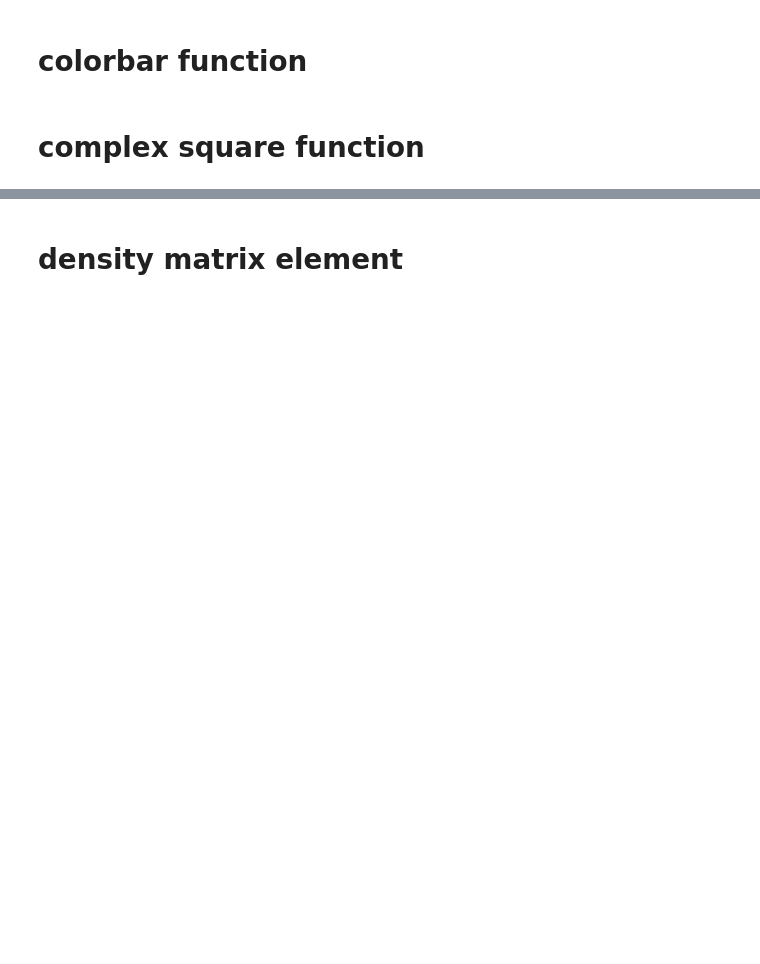
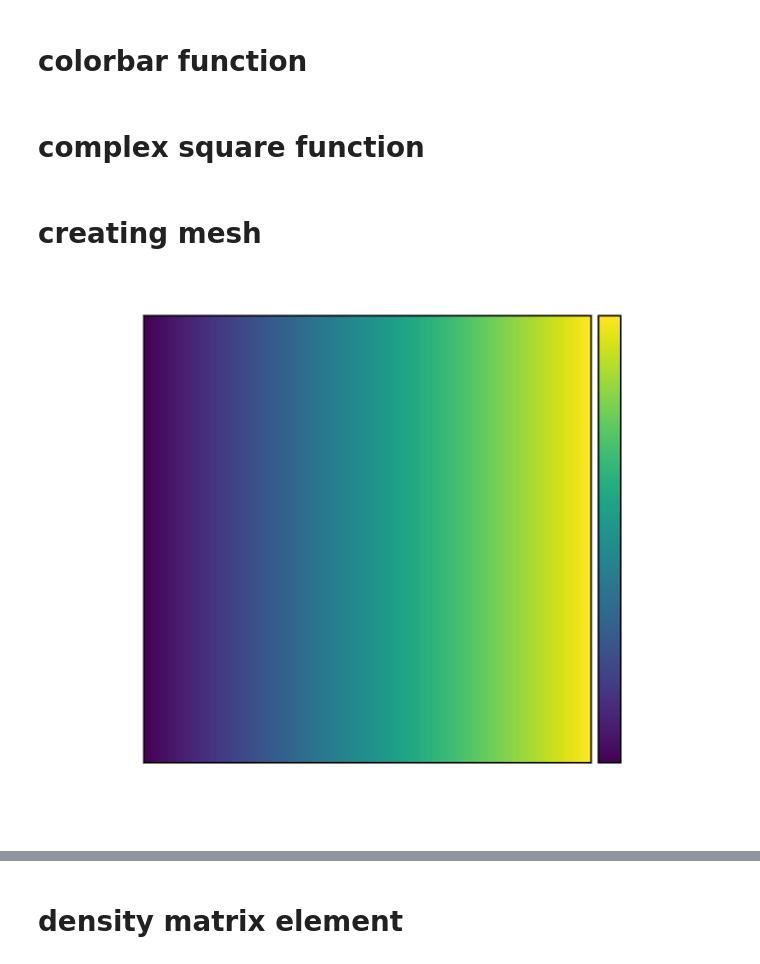
Before and after one commit to tommychinwj/HiddenSiVCenter, a Jupyter notebook: Figures3(a,b).ipynb, the cells around one changed output, grey strips where cells are left out. Drawn from its saved outputs; the diff is of its cells as text; code cells hidden in the pictures; blank space fills up the shorter version.

```diff
--- a/Figures3(a,b).ipynb
+++ b/Figures3(a,b).ipynb
@@ -8,7 +8,7 @@ import matplotlib.pyplot as plt
 import numba
 import scipy.integrate as spint
 font = {'family': 'sans serif',
-        'color':  'k',
+        'color':  'w',
         'weight': 'normal',
         'size': 8,
         }
@@ -39,5 +47,7 @@ def colorbar(mappable, label=None):
     if label is not None:
         plt.ylabel(label, **font)
     plt.yticks(**font)
+    plt.tick_params(color=font['color'])
     plt.sca(last_axes)
+    ax.tick_params(color=font['color'])
     return cbar
@@ -47,3 +129,20 @@ def colorbar(mappable, label=None):
 @numba.vectorize([numba.float64(numba.complex128),numba.float32(numba.complex64)])
 def abs2(x):
     return x.real**2 + x.imag**2
+# %% [markdown]
+# creating mesh
+# %%
+omega_t = np.linspace(0., 4.*np.pi, 200)
+omega_tau = np.linspace(-4.*np.pi, 0., 200)
+omega_t_mesh, omega_tau_mesh = np.meshgrid(omega_t, omega_tau, indexing='xy')
+plt.figure(dpi=300)
+im = plt.imshow(omega_t_mesh, origin='lower', extent=(min(omega_t / 2. / np.pi ), max(omega_t / 2. / np.pi ), min(omega_tau / 2. / np.pi ), max(omega_tau / 2. / np.pi )))
+plt.xlabel(r'$\omega_t \quad [2 \pi] $', fontdict=font)
+plt.ylabel(r'$\omega_\tau \quad [2 \pi] $', fontdict=font)
+plt.title(r'$\omega_t$ mesh', fontdict=font)
+plt.xticks(**font)
+plt.yticks(**font)
+colorbar(im, 'Amplitude')
+plt.show()
+# %% [output]
+[figure, added]
```
Also changed, not shown: parts of 37 cells of this notebook.
